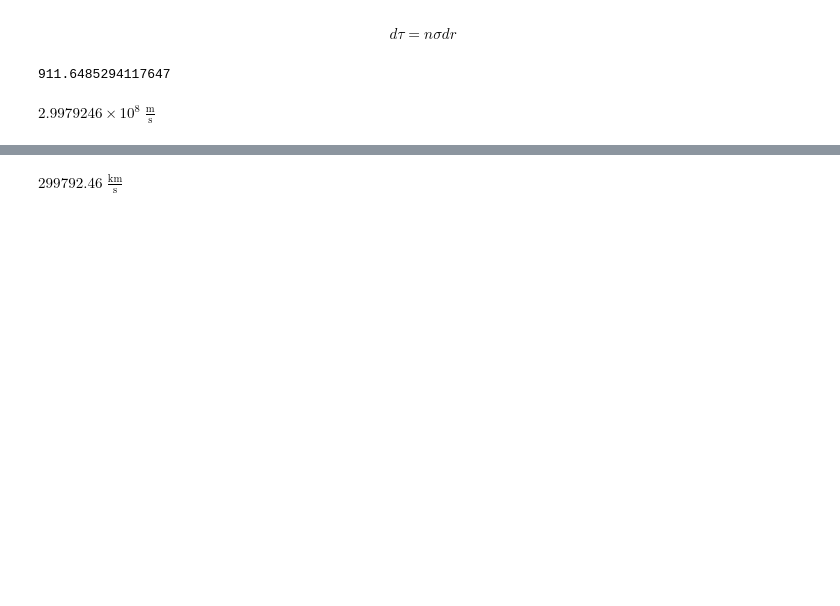
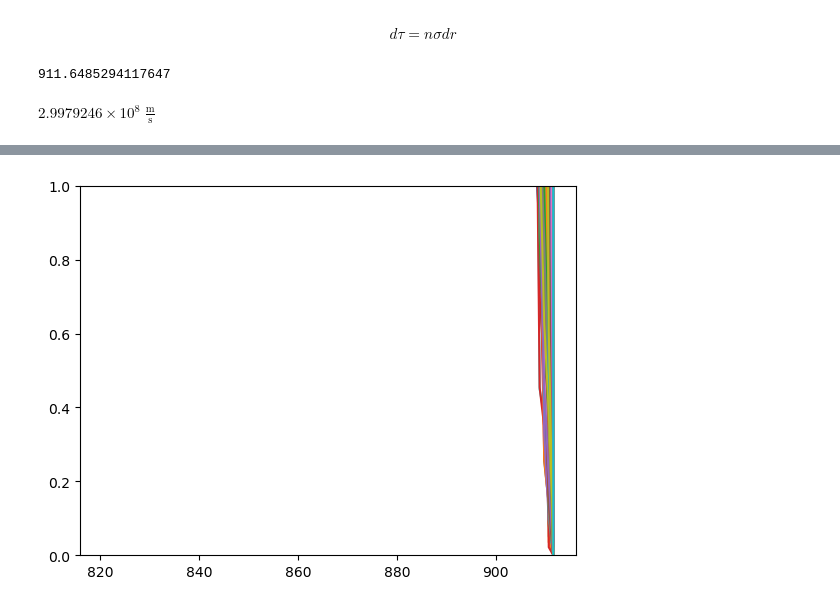
Before and after one commit to zoesuns/mfp, a Jupyter notebook: codes/calc_mfp.ipynb, the cells around one changed output, grey strips where cells are left out. Drawn from its saved outputs; the diff is of its cells as text; code cells hidden in the pictures; blank space fills up the shorter version.

```diff
--- a/codes/calc_mfp.ipynb
+++ b/codes/calc_mfp.ipynb
@@ -113,3 +116,0 @@ def absorpspec_per_denpixel(vspec_out,pos_pMpc,nHI,vlos,T,dR,Hz):
-# %%
-def integ_tau(nHI_array,dr_pMpc_array, pos_pMpc_array, eVout, Hz, vlos_array=0):
-    uj=Hz*pos_pMpc_array+vlos_array
@@ -125,2 +116,0 @@ plt.plot(test_AA_array,calc_tau(1e-4,1e-4,test_eV_array))
-# %%
-vout=np.linspace(0,20000,100)
@@ -127,3 +137,12 @@ vout=np.linspace(0,20000,100)
 # %%
-(912-840)/912*clight.to("km/s")
+tau_profiles=[]
+losList=glob.glob(rootpath+folder+"lightray*h5")
+for losName in losList[:]:
+    los=yt.load(losName)
+    dr=los.r["dl"].to("Mpc").value
+    dist=np.cumsum(los.r["dl"].to("Mpc").value)
+    nHI=(los.r['gas','RT_HVAR_HI']/yt.units.mp).in_units("cm**-3").v
+    vlos=los.r['gas','velocity_los'].to("km/s").v
+    cut_inner=0.15
+    tau_profiles.append(integ_tau(vout,dist[dist>cut_inner],nHI[dist>cut_inner],vlos[dist>cut_inner],dr[dist>cut_inner],Hz))
 # %% [output]
@@ -131,4 +165,0 @@ $23667.826 \; \mathrm{\frac{km}{s}}$
-# %%
-clight.to("km/s")
-# %% [output]
-$299792.46 \; \mathrm{\frac{km}{s}}$
@@ -134,0 +168,10 @@ $299792.46 \; \mathrm{\frac{km}{s}}$
+# %%
+AA_tau1_list_Fz68=[]
+for tp in tau_profiles:
+    plt.plot(AAout,tp)
+    AA_tau1=AAout[np.where(tp>1)[0][0]]
+    AA_tau1_list_Fz68.append(AA_tau1)
+    plt.ylim(0,1)
+    plt.grid()
+# %% [output]
+[figure, added]
```
Also changed, not shown: parts of 32 cells of this notebook, 2 other files.
